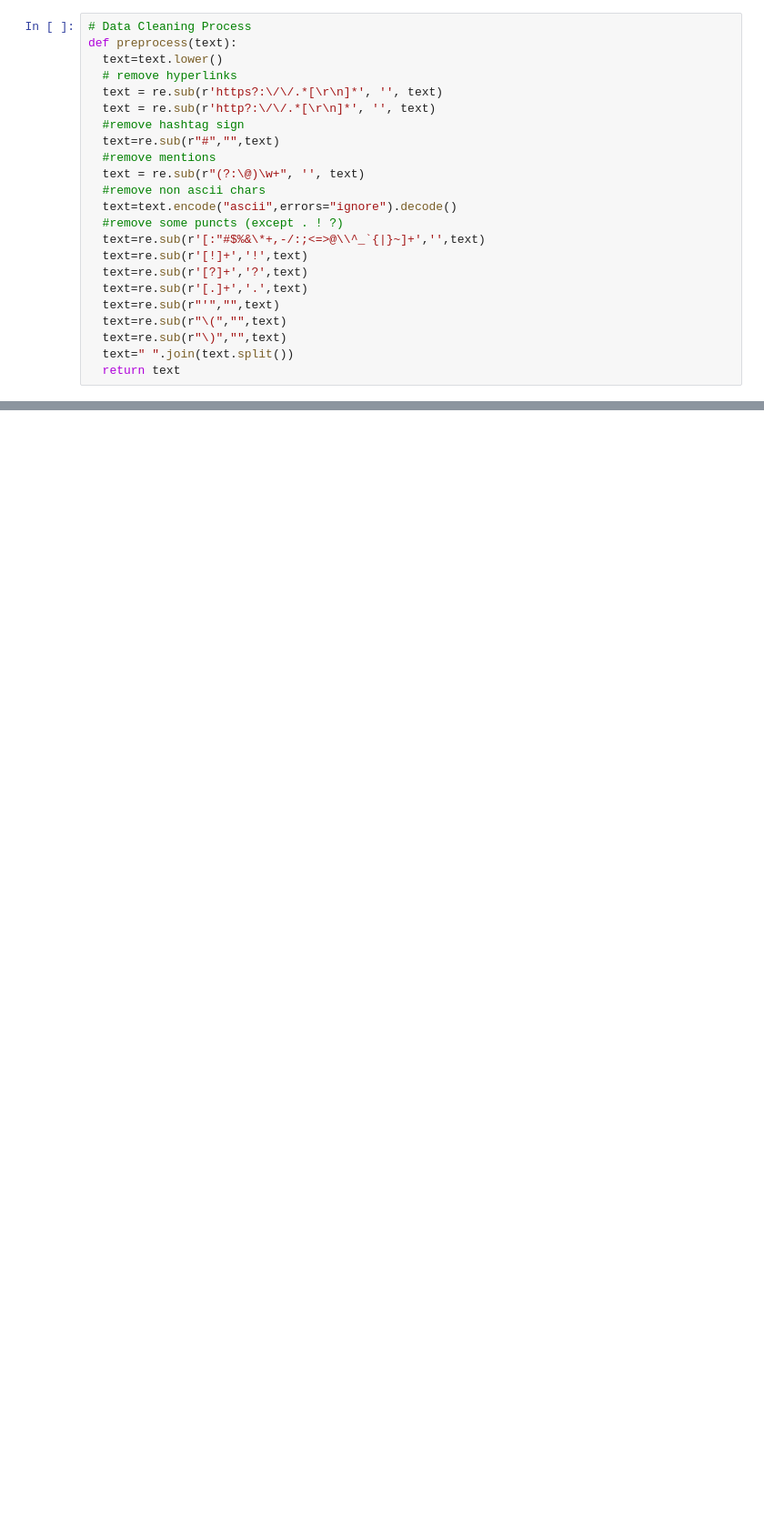
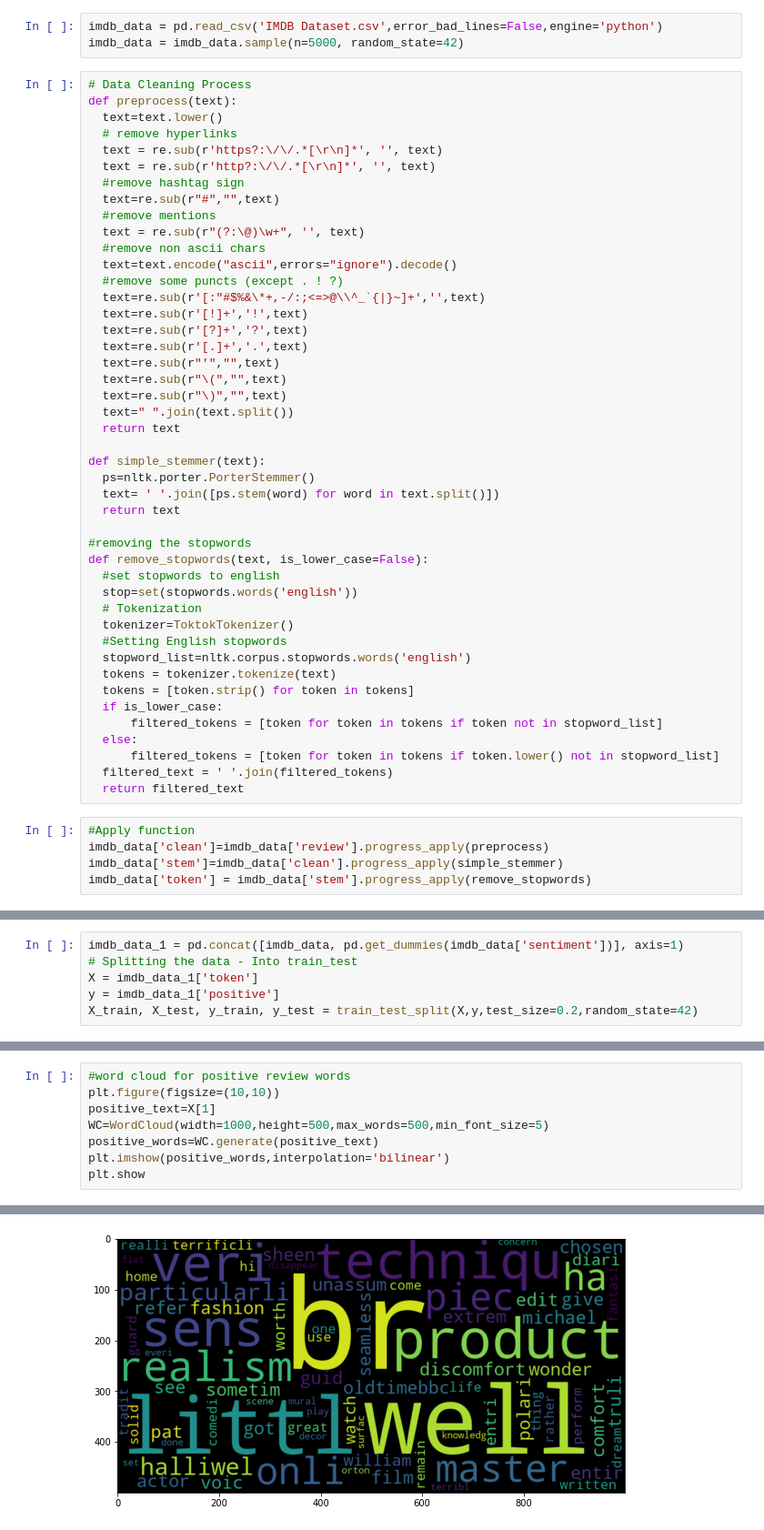
Before and after one commit to aaronjoseph/NLP_Boiler_Plate, a Jupyter notebook: Sentiment_Analysis.ipynb, the cells around one changed output, grey strips where cells are left out. Shown at 91% size. Cells and saved outputs as stored; diff of their text form; blank space fills up the shorter version.

Commit message:
Sentiment Analysis

```diff
--- a/Sentiment_Analysis.ipynb
+++ b/Sentiment_Analysis.ipynb
@@ -30,3 +38,6 @@ import os
+# %%
+imdb_data = pd.read_csv('IMDB Dataset.csv',error_bad_lines=False,engine='python')
+imdb_data = imdb_data.sample(n=5000, random_state=42)
 # %%
 # Data Cleaning Process
 def preprocess(text):
@@ -50,3 +61,30 @@ def preprocess(text):
   text=re.sub(r"\)","",text)
   text=" ".join(text.split())
   return text
+
+def simple_stemmer(text):
+  ps=nltk.porter.PorterStemmer()
+  text= ' '.join([ps.stem(word) for word in text.split()])
+  return text
+
+#removing the stopwords
+def remove_stopwords(text, is_lower_case=False):
+  #set stopwords to english
+  stop=set(stopwords.words('english'))
+  # Tokenization
+  tokenizer=ToktokTokenizer()
+  #Setting English stopwords
+  stopword_list=nltk.corpus.stopwords.words('english')
+  tokens = tokenizer.tokenize(text)
+  tokens = [token.strip() for token in tokens]
+  if is_lower_case:
+      filtered_tokens = [token for token in tokens if token not in stopword_list]
+  else:
+      filtered_tokens = [token for token in tokens if token.lower() not in stopword_list]
+  filtered_text = ' '.join(filtered_tokens)
+  return filtered_text
+# %%
+#Apply function
+imdb_data['clean']=imdb_data['review'].progress_apply(preprocess)
+imdb_data['stem']=imdb_data['clean'].progress_apply(simple_stemmer)
+imdb_data['token'] = imdb_data['stem'].progress_apply(remove_stopwords)
@@ -52,0 +93,6 @@ def preprocess(text):
+# %%
+imdb_data_1 = pd.concat([imdb_data, pd.get_dummies(imdb_data['sentiment'])], axis=1)
+# Splitting the data - Into train_test
+X = imdb_data_1['token']
+y = imdb_data_1['positive']
+X_train, X_test, y_train, y_test = train_test_split(X,y,test_size=0.2,random_state=42)
@@ -52,0 +189,9 @@ def preprocess(text):
+# %%
+#word cloud for positive review words
+plt.figure(figsize=(10,10))
+positive_text=X[1]
+WC=WordCloud(width=1000,height=500,max_words=500,min_font_size=5)
+positive_words=WC.generate(positive_text)
+plt.imshow(positive_words,interpolation='bilinear')
+plt.show
+# %% [output]
@@ -52,0 +199 @@ def preprocess(text):
+[figure, added]
```
Also changed, not shown: parts of 10 cells of this notebook.
